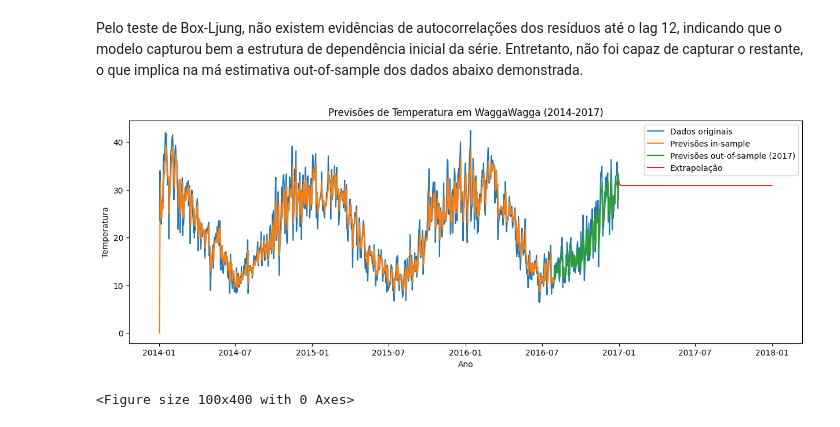
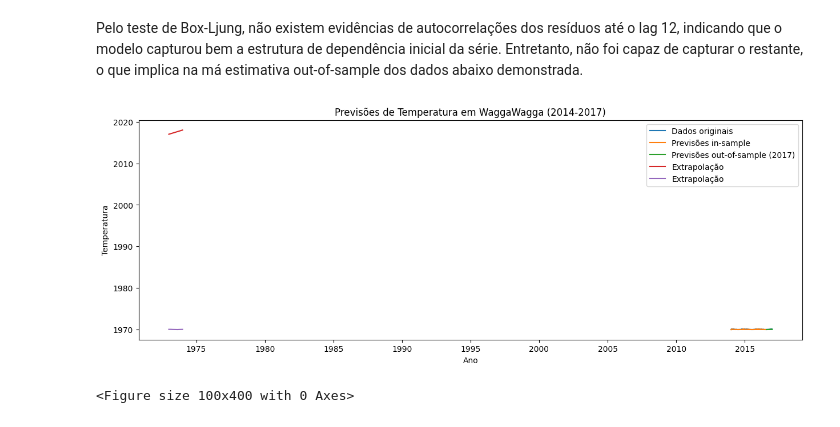
Before and after one commit to mstagomori/time_series, a Jupyter notebook: australia/australia_temperature_time_series_analysis.ipynb, the cells around one changed output. Drawn from its saved outputs; the diff is of its cells as text; code cells hidden in the pictures.

```diff
--- a/australia/australia_temperature_time_series_analysis.ipynb
+++ b/australia/australia_temperature_time_series_analysis.ipynb
@@ -321,24 +321,24 @@ Pelo teste de Box-Ljung, não existem evidências de autocorrelações dos resí
 # %%
 # Ajuste do modelo ARIMA(1,1,1)
 model = ARIMA(df_filtered['temp'], order=(1, 1, 1))
 results = model.fit()
 
 # Previsões
 predictions = results.predict('2014-01-02','2017-12-31')
 
 # Plota os resultados
 plt.figure(figsize=(15, 5))
 plt.plot(df_filtered['temp'], label='Dados originais')
 plt.plot(predictions['2014-01-02':'2016-7-31'], label='Previsões in-sample')
 plt.plot(predictions['2016-7-31':'2017-01-01'], label='Previsões out-of-sample (2017)')
-plt.plot(predictions['2017-01-01':], label='Extrapolação')
+plt.plot(forecast[forecast.ds >= '2017-01-01'][['ds', 'yhat']], label='Extrapolação')
 plt.xlabel('Ano')
 plt.ylabel('Temperatura')
 plt.title('Previsões de Temperatura em WaggaWagga (2014-2017)')
 plt.legend()
 plt.show()
 # %% [output]
-[figure, old version]
+[figure, new version]
 # %%
 # Plota FAC e FACP dos resíduos para ajustar o modelo
 plot_acf_pacf(results.resid, 30)
```
Also changed, not shown: parts of 13 cells of this notebook.
